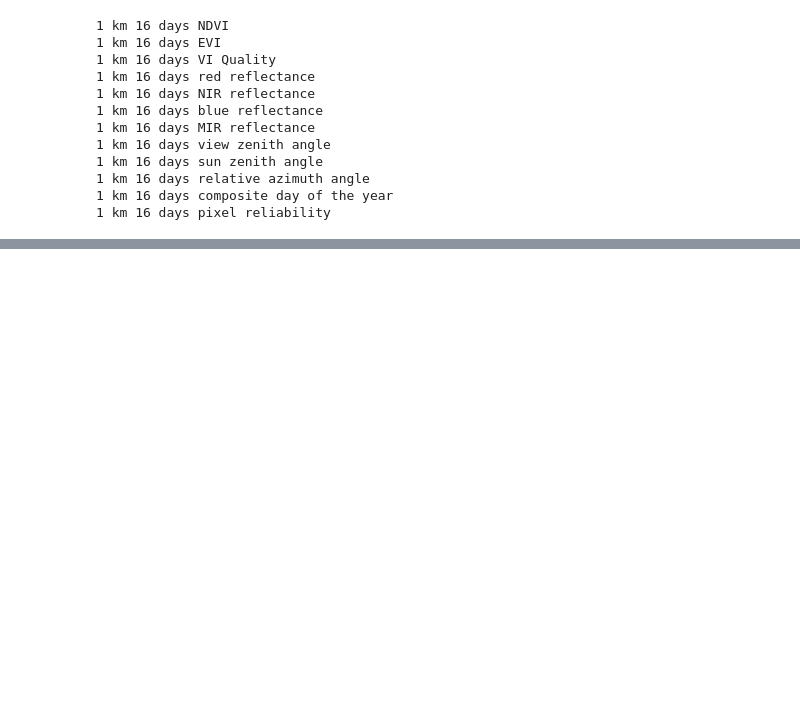
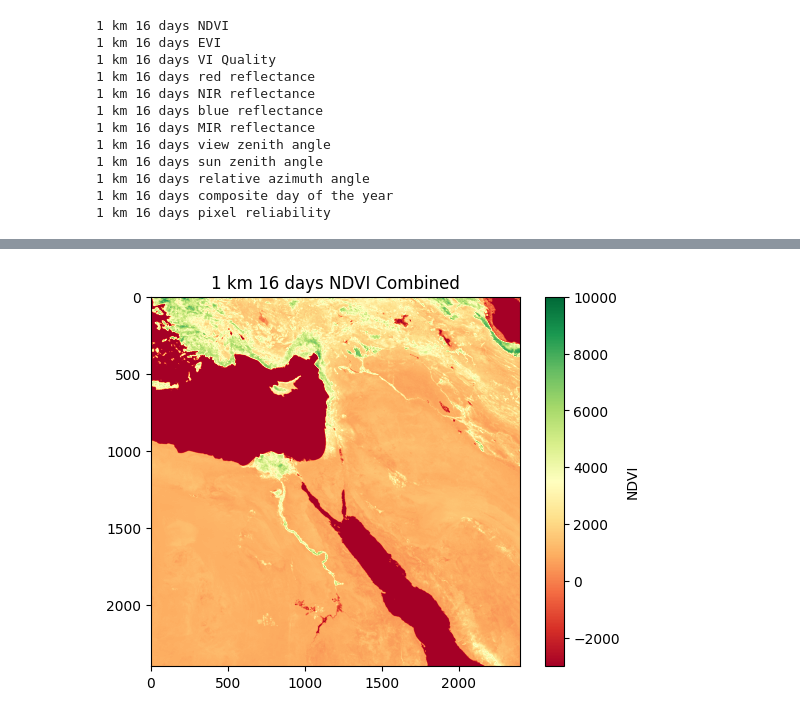
Before and after one commit to nasa-gajini/gajini-ml, a Jupyter notebook: NDVI_TERRA(Normalized_Difference_Vegetation_Index).ipynb, the cells around one changed output, grey strips where cells are left out. Cells and saved outputs as stored; diff of their text form; code cells hidden in the pictures; blank space fills up the shorter version.

Commit message:
ndvi_npy updated

```diff
--- a/NDVI_TERRA(Normalized_Difference_Vegetation_Index).ipynb
+++ b/NDVI_TERRA(Normalized_Difference_Vegetation_Index).ipynb
@@ -68,0 +294,14 @@ array([[-3000, -3000, -3000, ...,  2554,  2581,  2940],
+# %%
+import numpy as np
+import matplotlib.pyplot as plt
+
+# NumPy 파일 로드
+ndvi_combined = np.load('1_km_16_days_NDVI_combined.npy')
+
+# NDVI 값 시각화 (색상 맵 적용)
+plt.imshow(ndvi_combined, cmap='RdYlGn')  # NDVI는 식생지수를 나타내므로, 적녹색 컬러맵 사용
+plt.colorbar(label='NDVI')  # 컬러바 추가
+plt.title('1 km 16 days NDVI Combined')
+plt.show()
+# %% [output]
+[figure, added]
```
Also changed, not shown: parts of 16 cells of this notebook, 2 other files.
